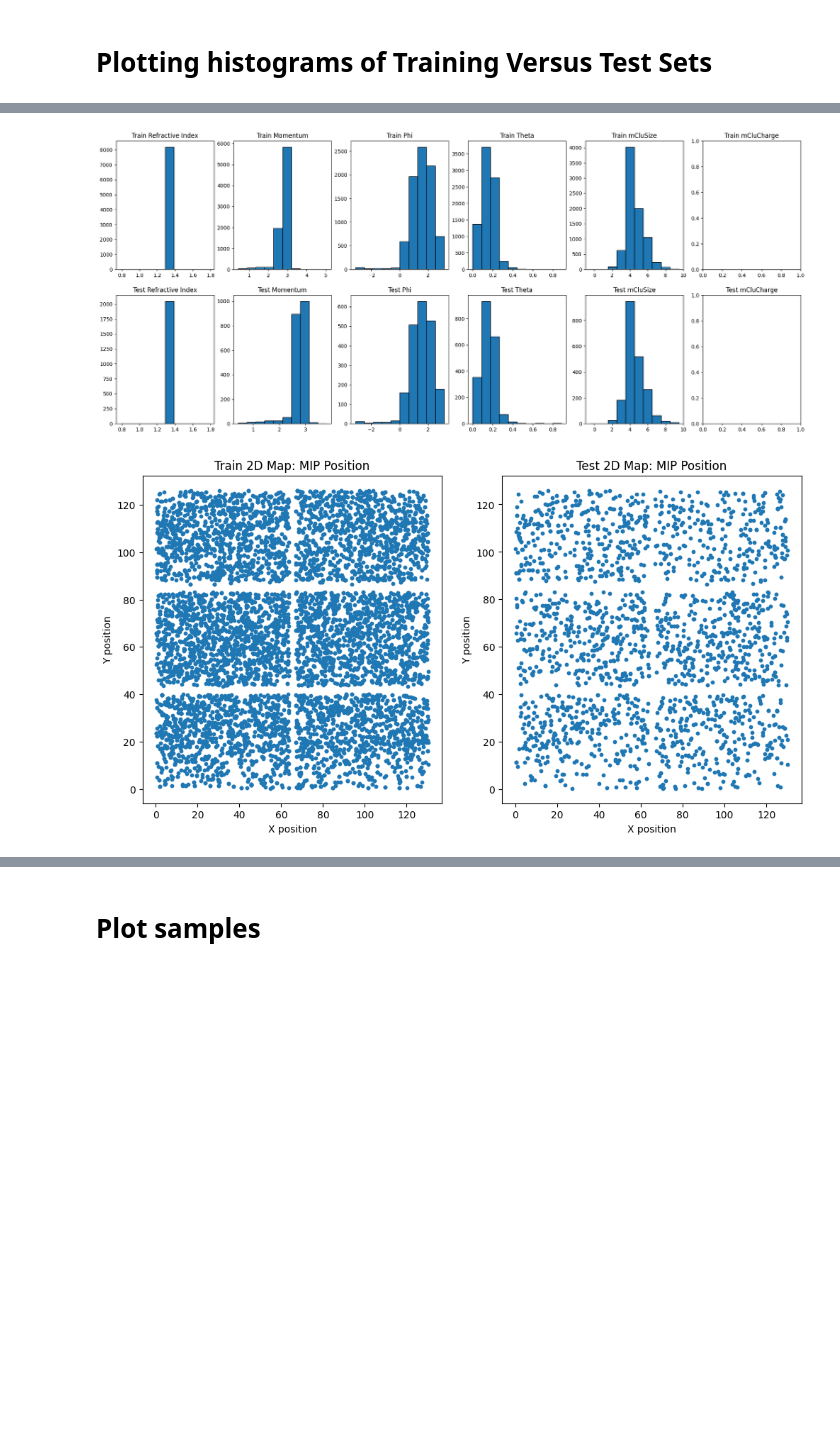
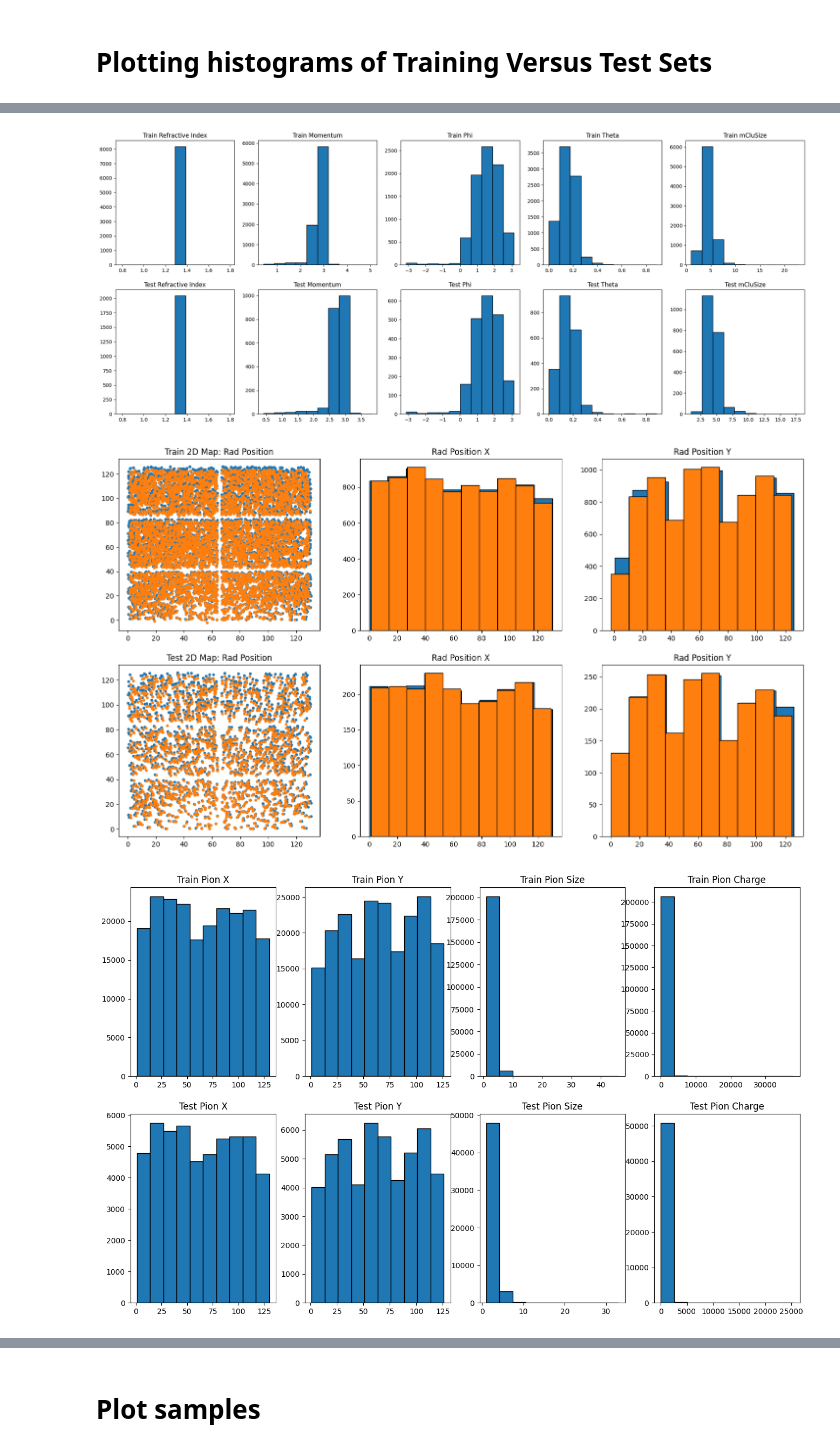
Before and after one commit to eflatlan/CNN_PID, a Jupyter notebook: newArc_segment.ipynb, the cells around one changed output, grey strips where cells are left out. Saved outputs shown, nothing was run; the diff lists cells and outputs as text; code cells hidden in the pictures; blank space fills up the shorter version.

Commit message:
WOP: but plots training and scaled data ok

```diff
--- a/newArc_segment.ipynb
+++ b/newArc_segment.ipynb
@@ -2538,5 +2552,5 @@ def eval_data(data):
 #     eval_data(np.array(data))  # Assuming your function is designed to work with numpy arrays
 #     print("---------------------------")
 # %%
-classifier.plot_hist(X_train = X_train, X_test = X_test, y_train = y_train, y_test = y_test)
+classifier.plot_hist(X_train=X_train, X_test=X_test)
 # %% [output]
@@ -2557,3 +2559,4 @@ MIP Position
-[figure, old version]
+[figure, new version]
-[figure, old version]
+[figure, new version]
+[figure, added]
 # %%
```
Also changed, not shown: parts of 6 cells of this notebook.
